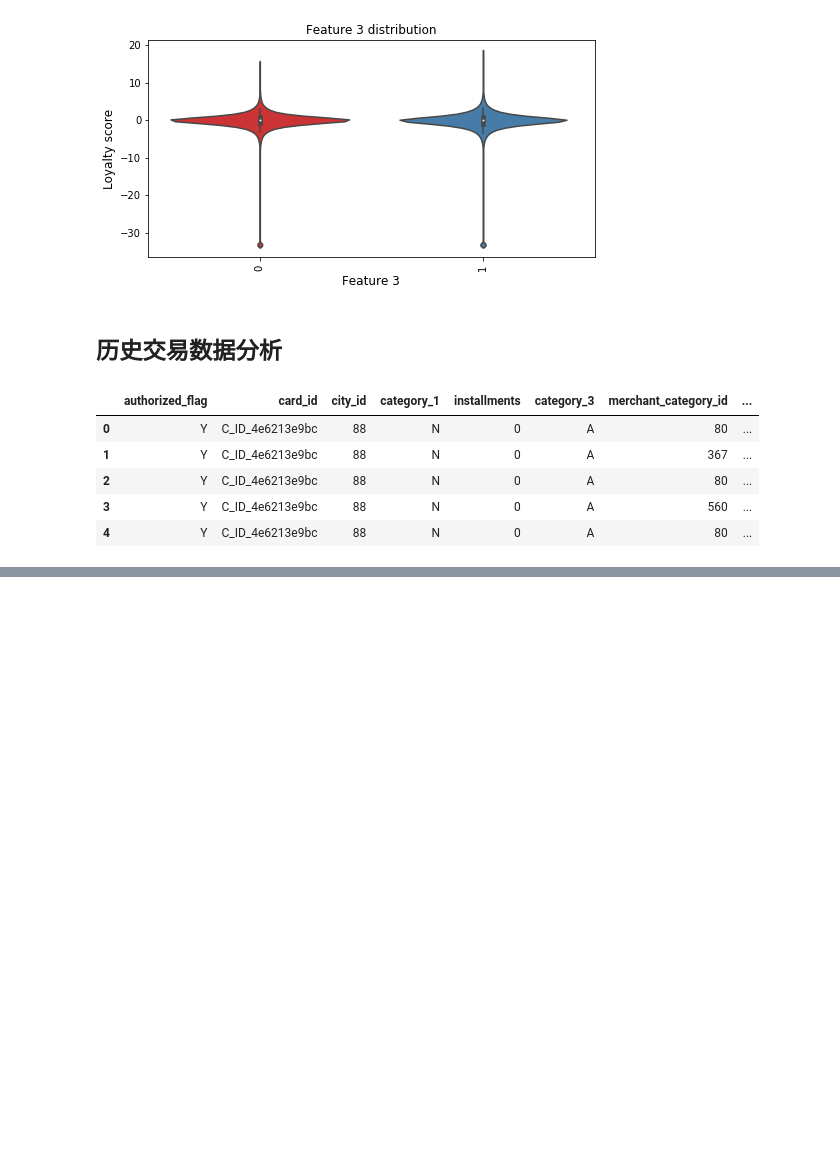
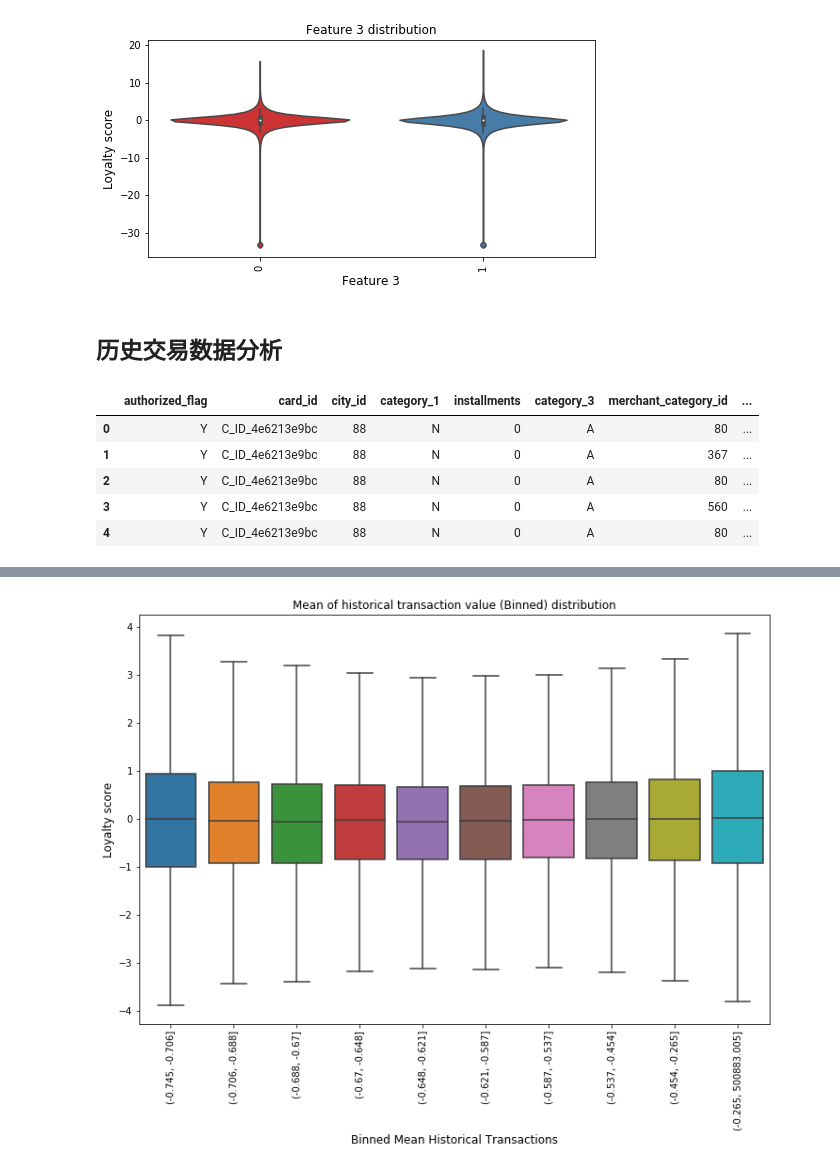
Before and after one commit to tusonggao/Kaggle_code, a Jupyter notebook: elo-merchant-category-recommendation/elo-merchant-category-recommendation_EDA.ipynb, the cells around one changed output, grey strips where cells are left out. Drawn from its saved outputs; the diff is of its cells as text; code cells hidden in the pictures; blank space fills up the shorter version.

```diff
--- a/elo-merchant-category-recommendation/elo-merchant-category-recommendation_EDA.ipynb
+++ b/elo-merchant-category-recommendation/elo-merchant-category-recommendation_EDA.ipynb
@@ -209,0 +245,14 @@ py.iplot(fig, filename="Histtranscnt")
+# %%
+bins = np.percentile(train_df["mean_hist_trans"], range(0,101,10))
+train_df['binned_mean_hist_trans'] = pd.cut(train_df['mean_hist_trans'], bins)
+#cnt_srs = train_df.groupby("binned_mean_hist_trans")[target_col].mean()
+
+plt.figure(figsize=(12,8))
+sns.boxplot(x="binned_mean_hist_trans", y=target_col, data=train_df, showfliers=False)
+plt.xticks(rotation='vertical')
+plt.xlabel('Binned Mean Historical Transactions', fontsize=12)
+plt.ylabel('Loyalty score', fontsize=12)
+plt.title("Mean of historical transaction value (Binned) distribution")
+plt.show()
+# %% [output]
+[figure, added]
```
Also changed, not shown: parts of 16 cells of this notebook.
